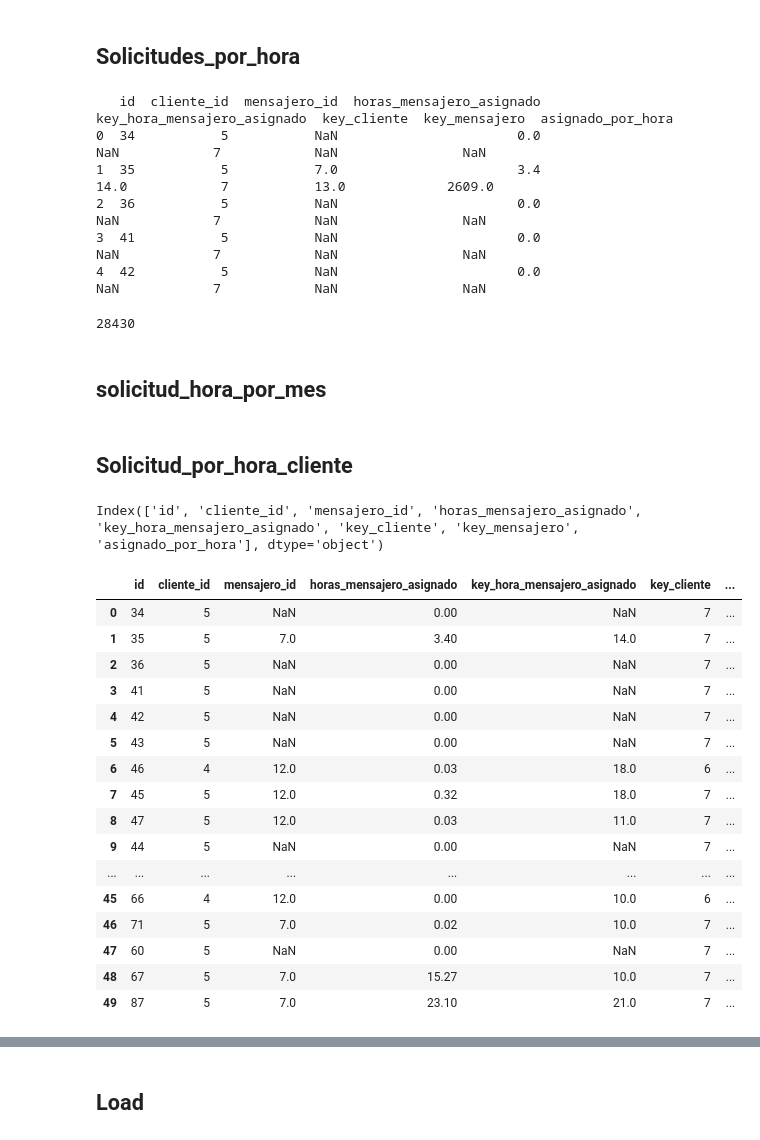
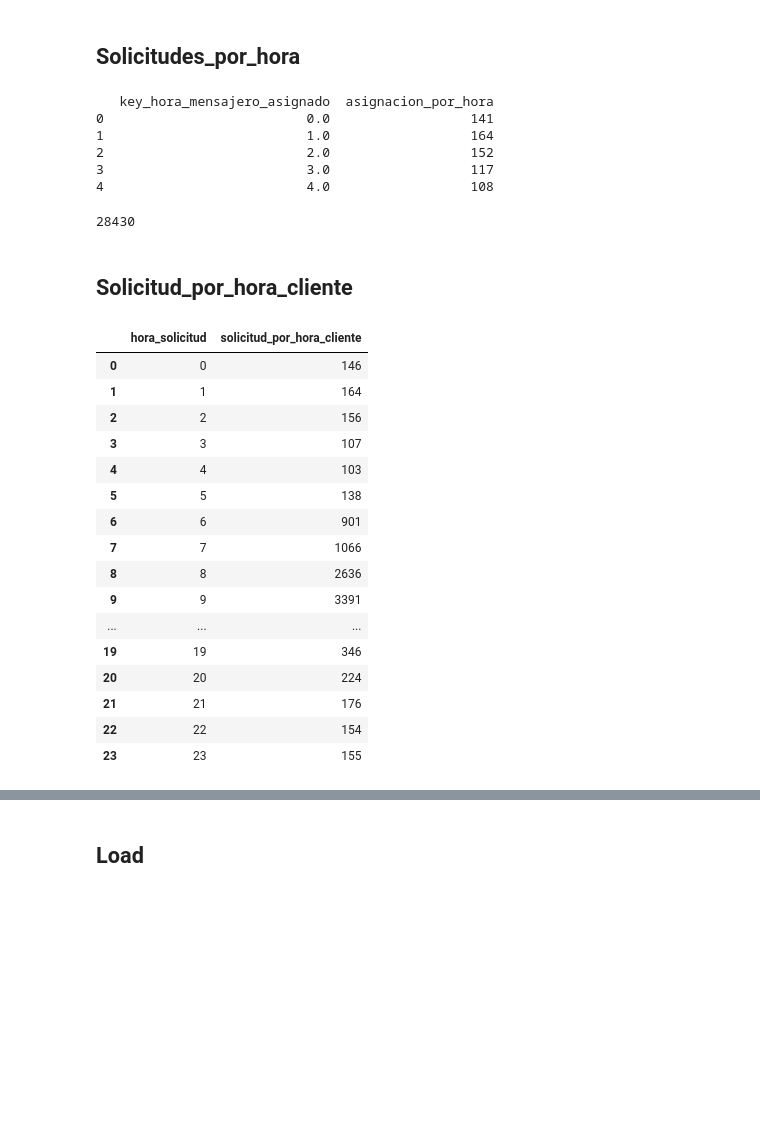
Before and after one commit to JabColV/datascience_project, a Jupyter notebook: segunda_entrega/hecho_servicio_hora.ipynb, the cells around one changed output, grey strips where cells are left out. Saved outputs shown, nothing was run; the diff lists cells and outputs as text; code cells hidden in the pictures; blank space fills up the shorter version.

```diff
--- a/segunda_entrega/hecho_servicio_hora.ipynb
+++ b/segunda_entrega/hecho_servicio_hora.ipynb
@@ -109,23 +101,21 @@ print(len(hecho_servicio_hora))
 ## Solicitudes_por_hora
 # %%
 # Contar los registros por cada 'key_hora_mensajero_asignado'
-conteo_por_hora = hecho_servicio_hora.groupby("key_hora_mensajero_asignado").size().reset_index(name="asignado_por_hora")
+conteo_por_hora = hecho_servicio_hora.groupby("key_hora_mensajero_asignado").size().reset_index(name="asignacion_por_hora")
 
 # Hacer el merge con el DataFrame original para agregar el conteo como un nuevo atributo
 hecho_servicio_hora = pd.merge(hecho_servicio_hora, conteo_por_hora, on="key_hora_mensajero_asignado", how="left")
 
 
-print(hecho_servicio_hora.head())
+print(conteo_por_hora.head())
 # %% [output]
-   id  cliente_id  mensajero_id  horas_mensajero_asignado  key_hora_mensajero_asignado  key_cliente  key_mensajero  asignado_por_hora
-0  34           5           NaN                       0.0                          NaN            7            NaN                NaN
-1  35           5           7.0                       3.4                         14.0            7           13.0             2609.0
-2  36           5           NaN                       0.0                          NaN            7            NaN                NaN
-3  41           5           NaN                       0.0                          NaN            7            NaN                NaN
-4  42           5           NaN                       0.0                          NaN            7            NaN                NaN
+   key_hora_mensajero_asignado  asignacion_por_hora
+0                          0.0                  141
+1                          1.0                  164
+2                          2.0                  152
+3                          3.0                  117
+4                          4.0                  108
 # %%
 print(len(hecho_servicio_hora))
 # %% [output]
 28430
-# %% [markdown]
-## solicitud_hora_por_mes
@@ -140,31 +122,39 @@ print(len(hecho_servicio_hora))
 # %% [markdown]
 ## Solicitud_por_hora_cliente
-# %%
-print(hecho_servicio_hora.columns)
-
-# Contar solicitudes por cada 'key_tiempo' y 'key_cliente'
-solicitud_por_hora_cliente = hecho_servicio_hora.groupby(["key_hora_mensajero_asignado","key_cliente"]).size().reset_index(name="solicitud_por_hora_cliente")
-# Hacer merge para agregar la columna 'solicitud_por_mes' al DataFrame original
-hecho_servicio_hora = hecho_servicio_hora.merge(solicitud_por_hora_cliente, on=["key_hora_mensajero_asignado","key_cliente"], how="left")
-hecho_servicio_hora.head(50)
-# %% [output]
-Index(['id', 'cliente_id', 'mensajero_id', 'horas_mensajero_asignado', 'key_hora_mensajero_asignado', 'key_cliente', 'key_mensajero', 'asignado_por_hora'], dtype='object')
-|  | id | cliente_id | mensajero_id | horas_mensajero_asignado | key_hora_mensajero_asignado | key_cliente | ... |
-| 0 | 34 | 5 | NaN | 0.00 | NaN | 7 | ... |
-| 1 | 35 | 5 | 7.0 | 3.40 | 14.0 | 7 | ... |
-| 2 | 36 | 5 | NaN | 0.00 | NaN | 7 | ... |
-| 3 | 41 | 5 | NaN | 0.00 | NaN | 7 | ... |
-| 4 | 42 | 5 | NaN | 0.00 | NaN | 7 | ... |
-| 5 | 43 | 5 | NaN | 0.00 | NaN | 7 | ... |
-| 6 | 46 | 4 | 12.0 | 0.03 | 18.0 | 6 | ... |
-| 7 | 45 | 5 | 12.0 | 0.32 | 18.0 | 7 | ... |
-| 8 | 47 | 5 | 12.0 | 0.03 | 11.0 | 7 | ... |
-| 9 | 44 | 5 | NaN | 0.00 | NaN | 7 | ... |
-| ... | ... | ... | ... | ... | ... | ... | ... |
-| 45 | 66 | 4 | 12.0 | 0.00 | 10.0 | 6 | ... |
-| 46 | 71 | 5 | 7.0 | 0.02 | 10.0 | 7 | ... |
-| 47 | 60 | 5 | NaN | 0.00 | NaN | 7 | ... |
-| 48 | 67 | 5 | 7.0 | 15.27 | 10.0 | 7 | ... |
-| 49 | 87 | 5 | 7.0 | 23.10 | 21.0 | 7 | ... |
+# %%
+
+# Convertir 'hora_solicitud' a un formato decimal
+hecho_servicio_hora['hora_solicitud'] = hecho_servicio_hora['hora_solicitud'].apply(lambda x: x.hour + x.minute / 60)
+
+# Guardar solo la parte entera de la hora (sin los minutos)
+hecho_servicio_hora['hora_solicitud'] = hecho_servicio_hora['hora_solicitud'].astype(int)
+
+# Contar la cantidad de registros de 'key_cliente' por cada 'hora_solicitud'
+solicitud_por_hora_cliente = hecho_servicio_hora.groupby("hora_solicitud")['key_cliente'].count().reset_index(name="solicitud_por_hora_cliente")
+
+
+hecho_servicio_hora = hecho_servicio_hora.merge(solicitud_por_hora_cliente, on="hora_solicitud", how="left")
+
+
+
+solicitud_por_hora_cliente.head(24)
+# %% [output]
+|  | hora_solicitud | solicitud_por_hora_cliente |
+| 0 | 0 | 146 |
+| 1 | 1 | 164 |
+| 2 | 2 | 156 |
+| 3 | 3 | 107 |
+| 4 | 4 | 103 |
+| 5 | 5 | 138 |
+| 6 | 6 | 901 |
+| 7 | 7 | 1066 |
+| 8 | 8 | 2636 |
+| 9 | 9 | 3391 |
+| ... | ... | ... |
+| 19 | 19 | 346 |
+| 20 | 20 | 224 |
+| 21 | 21 | 176 |
+| 22 | 22 | 154 |
+| 23 | 23 | 155 |
 # %%
 # Contar los valores NaN en la columna "key_hora_mensajero_asignado"
```
Also changed, not shown: parts of 12 cells of this notebook.
